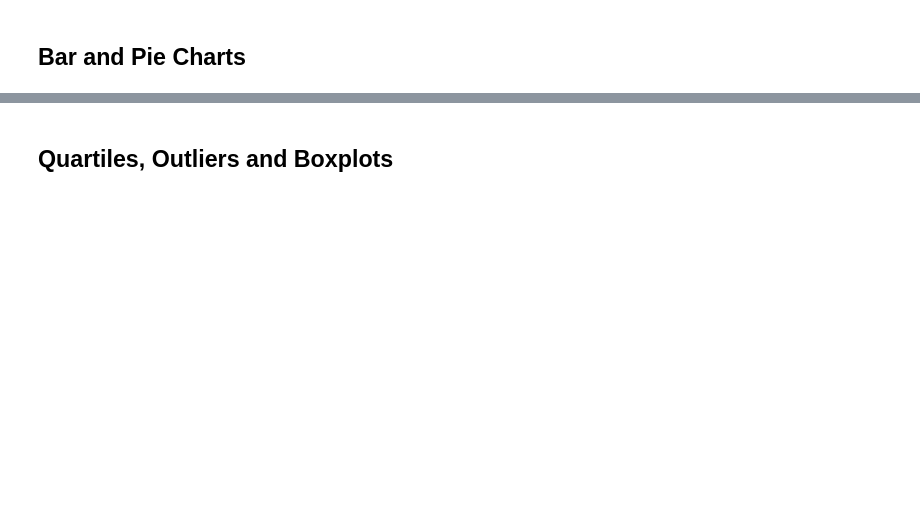
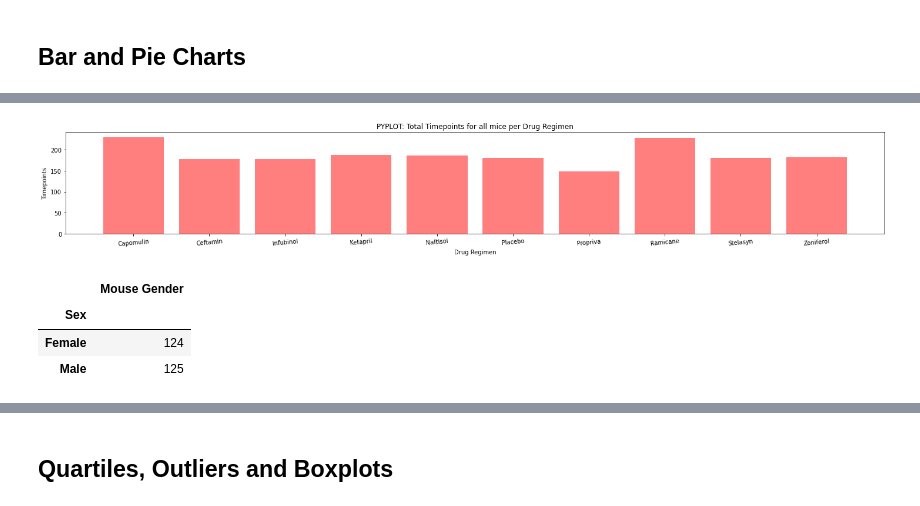
Before and after one commit to antoinetteboyle/matplotlib-challenge, a Jupyter notebook: Pymaceuticals/pymaceuticals_starter.ipynb, the cells around one changed output, grey strips where cells are left out. Cells and saved outputs as stored; diff of their text form; code cells hidden in the pictures; blank space fills up the shorter version.

```diff
--- a/Pymaceuticals/pymaceuticals_starter.ipynb
+++ b/Pymaceuticals/pymaceuticals_starter.ipynb
@@ -163,2 +187,29 @@ countcleantime
+# %%
+# Generate a bar plot showing the total number of timepoints for all mice tested for each drug regimen using pyplot.
+x = np.arange(len(MiceTimepointDrug))
+y = clean_df.groupby("Drug Regimen")['Timepoint'].count()
+tick_locations = [value for value in x]
+plt.figure(figsize=(20,3))
+plt.xticks(tick_locations,['Capomulin','Ceftamin','Infubinol','Ketapril','Naftisol','Placebo','Propriva','Ramicane','Stelasyn','Zoniferol'], rotation=5)
+plt.bar(x,y,color='r', alpha=0.5, align="center")
+plt.tight_layout()
+plt.title('PYPLOT: Total Timepoints for all mice per Drug Regimen')
+plt.ylabel('Timepoints')
+plt.xlabel('Drug Regimen')
+plt.show()
+# %% [output]
+[figure, added]
+# %%
+pie = mouse_metadata.groupby('Sex').count()
+del pie['Drug Regimen']
+del pie['Age_months']
+del pie['Weight (g)']
+pie.rename(columns = {'Mouse ID' : 'Mouse Gender'}, inplace = True)
+pie
+# %% [output]
+|  | Mouse Gender |
+| Sex |  |
+| Female | 124 |
+| Male | 125 |
 # %%
 # Generate a pie plot showing the distribution of female versus male mice using Pandas
```
Also changed, not shown: parts of 39 cells of this notebook, 1 other file.
